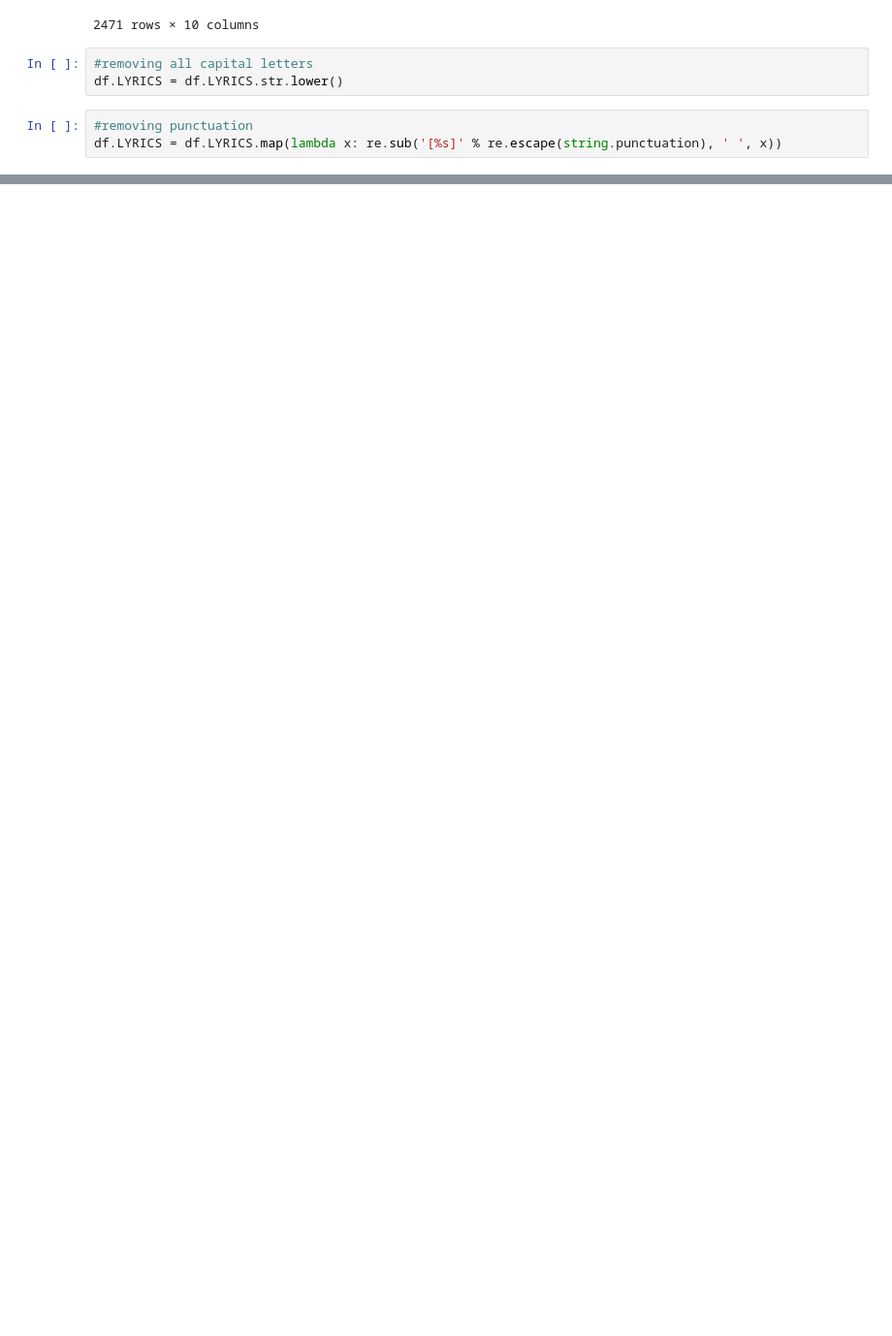
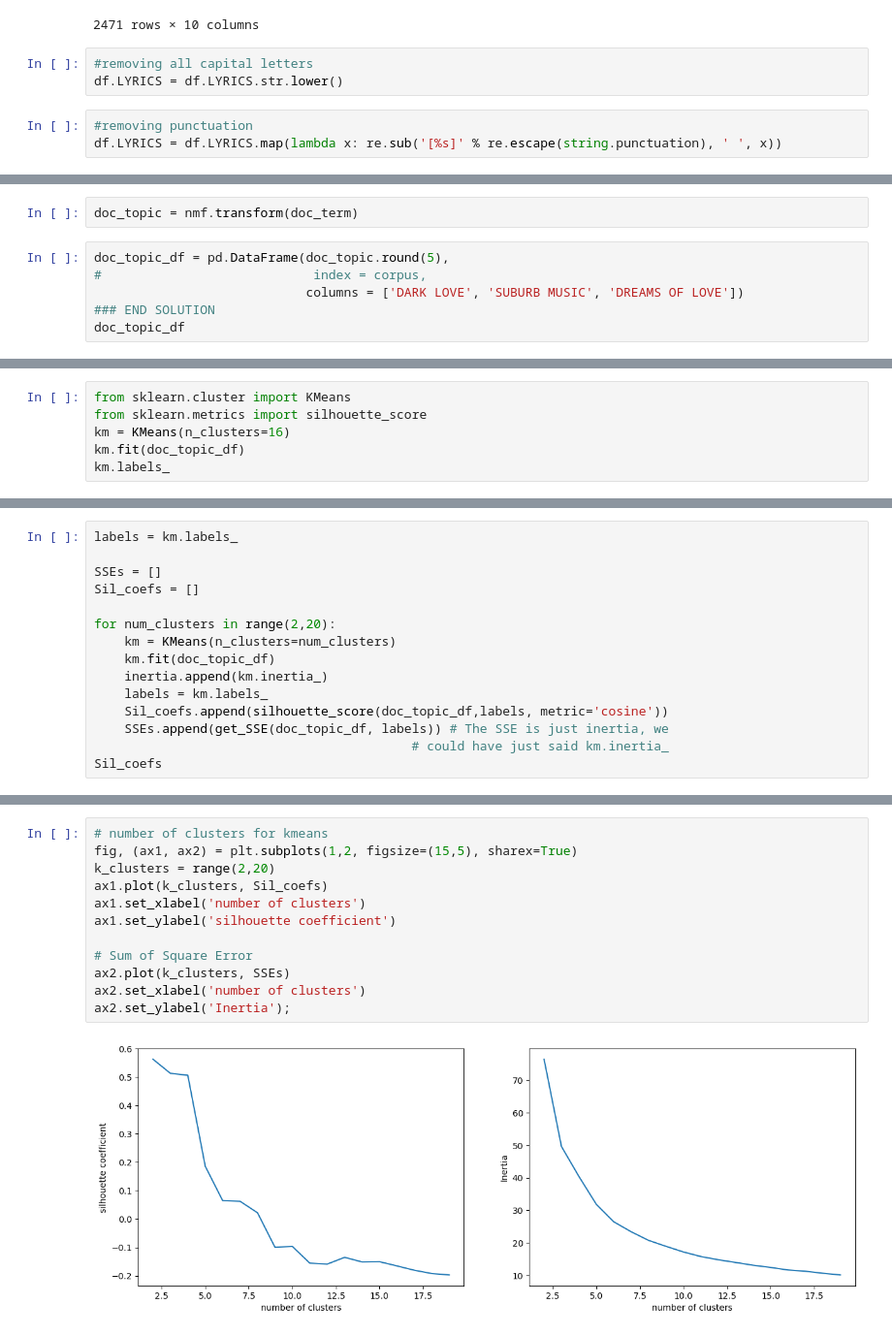
Before and after one commit to Krystkowiakk/-Metis-Project-5-EDA-on-Tangos, a Jupyter notebook: project 5.ipynb, the cells around one changed output, grey strips where cells are left out. Shown at 97% size. Drawn from its saved outputs; the diff is of its cells as text; blank space fills up the shorter version.

```diff
--- a/project 5.ipynb
+++ b/project 5.ipynb
@@ -192,0 +298,8 @@ I want, I know, I can, want, heart, how, well
+# %%
+doc_topic = nmf.transform(doc_term)
+# %%
+doc_topic_df = pd.DataFrame(doc_topic.round(5),
+#                            index = corpus,
+                            columns = ['DARK LOVE', 'SUBURB MUSIC', 'DREAMS OF LOVE'])
+### END SOLUTION
+doc_topic_df
@@ -192,0 +483,6 @@ I want, I know, I can, want, heart, how, well
+# %%
+from sklearn.cluster import KMeans
+from sklearn.metrics import silhouette_score
+km = KMeans(n_clusters=16)
+km.fit(doc_topic_df)
+km.labels_
@@ -192,0 +491,15 @@ I want, I know, I can, want, heart, how, well
+# %%
+labels = km.labels_
+
+SSEs = []
+Sil_coefs = []
+
+for num_clusters in range(2,20):
+    km = KMeans(n_clusters=num_clusters)
+    km.fit(doc_topic_df)
+    inertia.append(km.inertia_)
+    labels = km.labels_
+    Sil_coefs.append(silhouette_score(doc_topic_df,labels, metric='cosine'))
+    SSEs.append(get_SSE(doc_topic_df, labels)) # The SSE is just inertia, we
+                                          # could have just said km.inertia_
+Sil_coefs
@@ -192,0 +525,14 @@ I want, I know, I can, want, heart, how, well
+# %%
+# number of clusters for kmeans
+fig, (ax1, ax2) = plt.subplots(1,2, figsize=(15,5), sharex=True)
+k_clusters = range(2,20)
+ax1.plot(k_clusters, Sil_coefs)
+ax1.set_xlabel('number of clusters')
+ax1.set_ylabel('silhouette coefficient')
+
+# Sum of Square Error
+ax2.plot(k_clusters, SSEs)
+ax2.set_xlabel('number of clusters')
+ax2.set_ylabel('Inertia');
+# %% [output]
+[figure, added]
```
Also changed, not shown: parts of 75 cells of this notebook.
